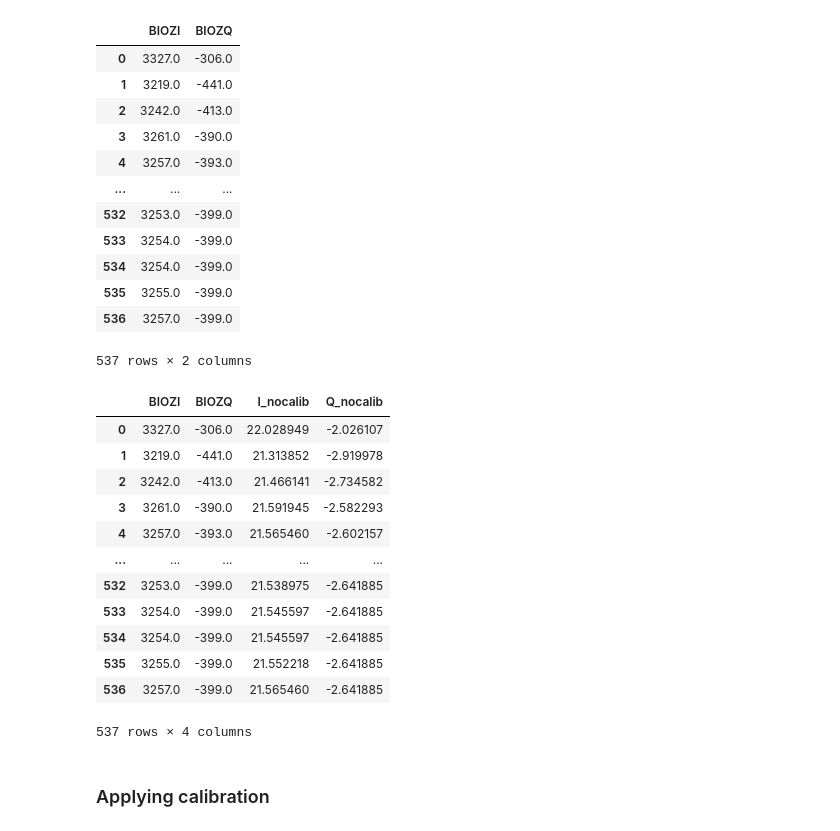
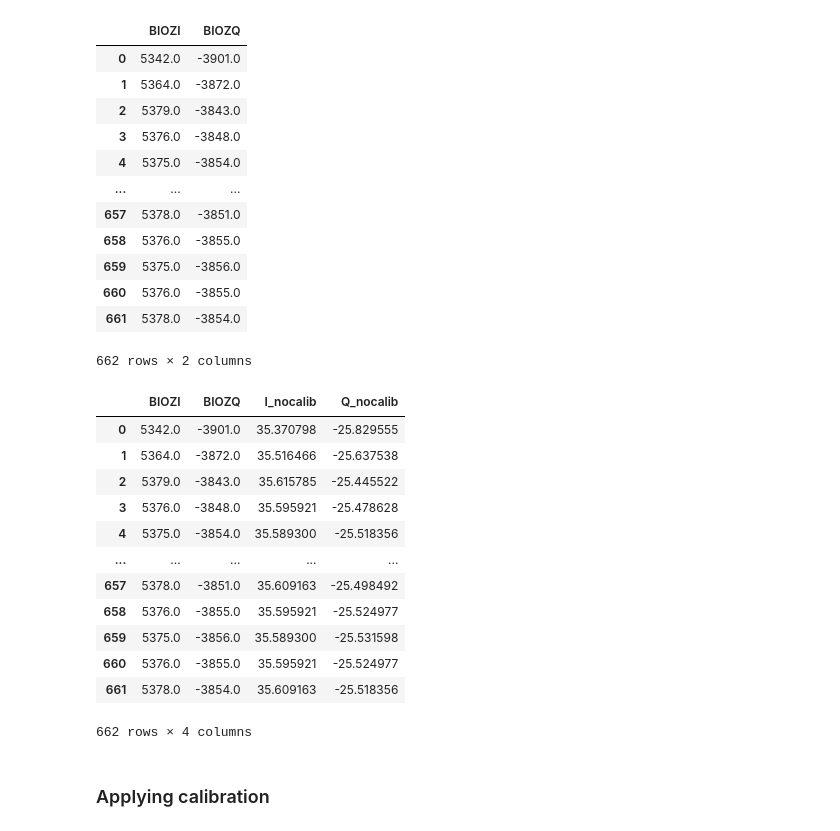
Before and after one commit to oscaroflores/BioZ_Research_Scripts, a Jupyter notebook: assessment_32620.ipynb, the cells around one changed output. Saved outputs shown, nothing was run; the diff lists cells and outputs as text; code cells hidden in the pictures.

```diff
--- a/assessment_out-of-the-box.ipynb
+++ b/assessment_32620.ipynb
@@ -25,23 +25,23 @@ q_phase_coef_4k = -22.57 # 4.096 kHz
 i_offset_count_4k = -488.7 # 4.096 kHz
 q_offset_count_4k = -258.5 # 4.096 kHz
 # %%
-df = pd.read_csv("logs_out-of-the-box/logs/MAX30009_20251021_171535.bioz.csv", usecols=["BIOZI", "BIOZQ"])
+df = pd.read_csv("logs_32620-system/logs/MAX30009_20251021_172308.bioz.csv", usecols=["BIOZI", "BIOZQ"])
 
 df
 # %% [output]
 |  | BIOZI | BIOZQ |
-| 0 | 3327.0 | -306.0 |
-| 1 | 3219.0 | -441.0 |
-| 2 | 3242.0 | -413.0 |
-| 3 | 3261.0 | -390.0 |
-| 4 | 3257.0 | -393.0 |
+| 0 | 5342.0 | -3901.0 |
+| 1 | 5364.0 | -3872.0 |
+| 2 | 5379.0 | -3843.0 |
+| 3 | 5376.0 | -3848.0 |
+| 4 | 5375.0 | -3854.0 |
 | ... | ... | ... |
-| 532 | 3253.0 | -399.0 |
-| 533 | 3254.0 | -399.0 |
-| 534 | 3254.0 | -399.0 |
-| 535 | 3255.0 | -399.0 |
-| 536 | 3257.0 | -399.0 |
+| 657 | 5378.0 | -3851.0 |
+| 658 | 5376.0 | -3855.0 |
+| 659 | 5375.0 | -3856.0 |
+| 660 | 5376.0 | -3855.0 |
+| 661 | 5378.0 | -3854.0 |
-537 rows × 2 columns
+662 rows × 2 columns
 # %%
 df["I_nocalib"]=df["BIOZI"].apply(lambda i: (i * vref)/(pow(2, 19)*bioz_gain*two_over_pi*i_mag))
 # df["I_nocalib"]=df["I_nocalib"].apply(lambda i: i/i_mag)
@@ -51,18 +51,18 @@ df["Q_nocalib"]=df["BIOZQ"].apply(lambda q: (q * vref)/(pow(2, 19)*bioz_gain*two
 df
 # %% [output]
 |  | BIOZI | BIOZQ | I_nocalib | Q_nocalib |
-| 0 | 3327.0 | -306.0 | 22.028949 | -2.026107 |
-| 1 | 3219.0 | -441.0 | 21.313852 | -2.919978 |
-| 2 | 3242.0 | -413.0 | 21.466141 | -2.734582 |
-| 3 | 3261.0 | -390.0 | 21.591945 | -2.582293 |
-| 4 | 3257.0 | -393.0 | 21.565460 | -2.602157 |
+| 0 | 5342.0 | -3901.0 | 35.370798 | -25.829555 |
+| 1 | 5364.0 | -3872.0 | 35.516466 | -25.637538 |
+| 2 | 5379.0 | -3843.0 | 35.615785 | -25.445522 |
+| 3 | 5376.0 | -3848.0 | 35.595921 | -25.478628 |
+| 4 | 5375.0 | -3854.0 | 35.589300 | -25.518356 |
 | ... | ... | ... | ... | ... |
-| 532 | 3253.0 | -399.0 | 21.538975 | -2.641885 |
-| 533 | 3254.0 | -399.0 | 21.545597 | -2.641885 |
-| 534 | 3254.0 | -399.0 | 21.545597 | -2.641885 |
-| 535 | 3255.0 | -399.0 | 21.552218 | -2.641885 |
-| 536 | 3257.0 | -399.0 | 21.565460 | -2.641885 |
+| 657 | 5378.0 | -3851.0 | 35.609163 | -25.498492 |
+| 658 | 5376.0 | -3855.0 | 35.595921 | -25.524977 |
+| 659 | 5375.0 | -3856.0 | 35.589300 | -25.531598 |
+| 660 | 5376.0 | -3855.0 | 35.595921 | -25.524977 |
+| 661 | 5378.0 | -3854.0 | 35.609163 | -25.518356 |
-537 rows × 4 columns
+662 rows × 4 columns
 # %% [markdown]
 ### Applying calibration
 # %%
```
Also changed, not shown: parts of 4 cells of this notebook, 25 other files.
